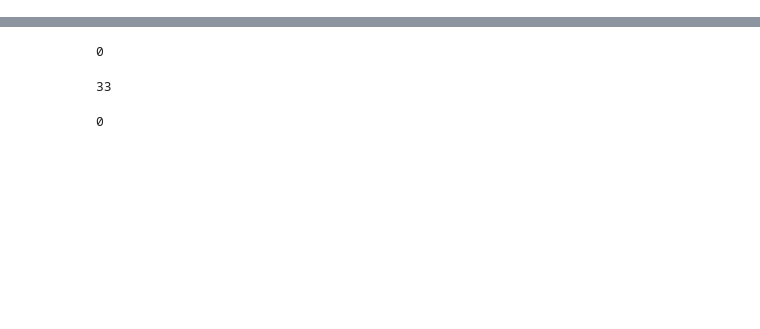
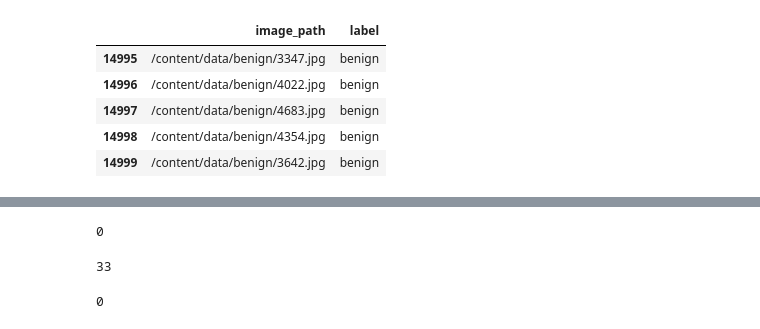
Before and after one commit to angiegh2002/lung-cancer-detection, a Jupyter notebook: lung_cancer_detection.ipynb, the cells around one changed output, grey strips where cells are left out. Saved outputs shown, nothing was run; the diff lists cells and outputs as text; code cells hidden in the pictures; blank space fills up the shorter version.

```diff
--- a/lung_cancer_detection.ipynb
+++ b/lung_cancer_detection.ipynb
@@ -12,3 +27,41 @@ Archive:  lung-cancer.zip
+# %%
+# prompt: الداتا التي قمت بتحميلها بالمجلد data تحتوي على 3 مجلدات كل منها يحوي اسم والذي سيكون ال label الخاص بالداتا المجموعة وبكل مجلد يوجد صور اريد منك كتابة كود لجمع محتويات المجلدات الثلاث مع اضافة عمود يسمى label يحتوي عل اسماؤ المجلد التي اتت منه الصور من اجل كل صورة
+
+import pandas as pd
+import os
+from glob import glob
+
+# Define the path to your data directory
+data_dir = "/content/data"
+
+# Create an empty list to store the image paths and labels
+image_data = []
+
+# Loop through each subdirectory in the data directory
+for label in os.listdir(data_dir):
+  label_dir = os.path.join(data_dir, label)
+
+  # Check if it's a directory (to avoid potential errors)
+  if os.path.isdir(label_dir):
+    # Find all image files within the subdirectory (adjust file extensions as needed)
+    image_files = glob(os.path.join(label_dir, "*.jpg"))
+
+    # Append image paths and corresponding labels to the list
+    for image_file in image_files:
+      image_data.append({"image_path": image_file, "label": label})
+
+# Create a Pandas DataFrame from the image_data list
+image_df = pd.DataFrame(image_data)
+
+# Display the first few rows of the DataFrame to verify
+image_df.tail()
+# %% [output]
+|  | image_path | label |
+| 14995 | /content/data/benign/3347.jpg | benign |
+| 14996 | /content/data/benign/4022.jpg | benign |
+| 14997 | /content/data/benign/4683.jpg | benign |
+| 14998 | /content/data/benign/4354.jpg | benign |
+| 14999 | /content/data/benign/3642.jpg | benign |
 # %%
 import pandas as pd
 import numpy as np
```
Also changed, not shown: parts of 2 cells of this notebook.
